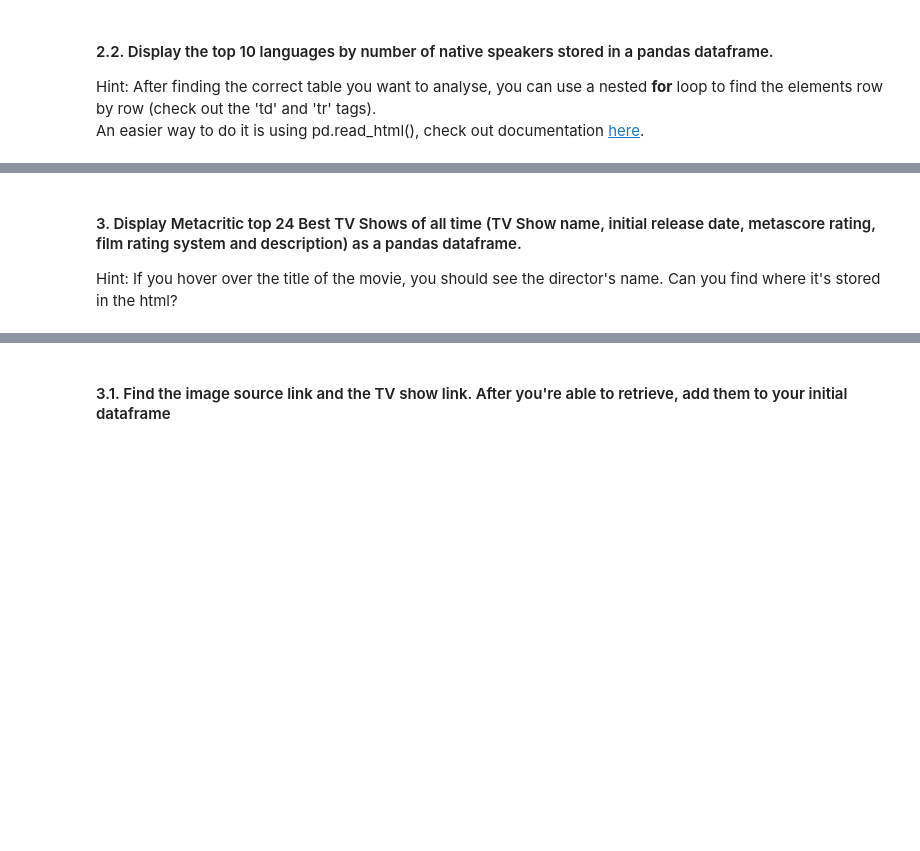
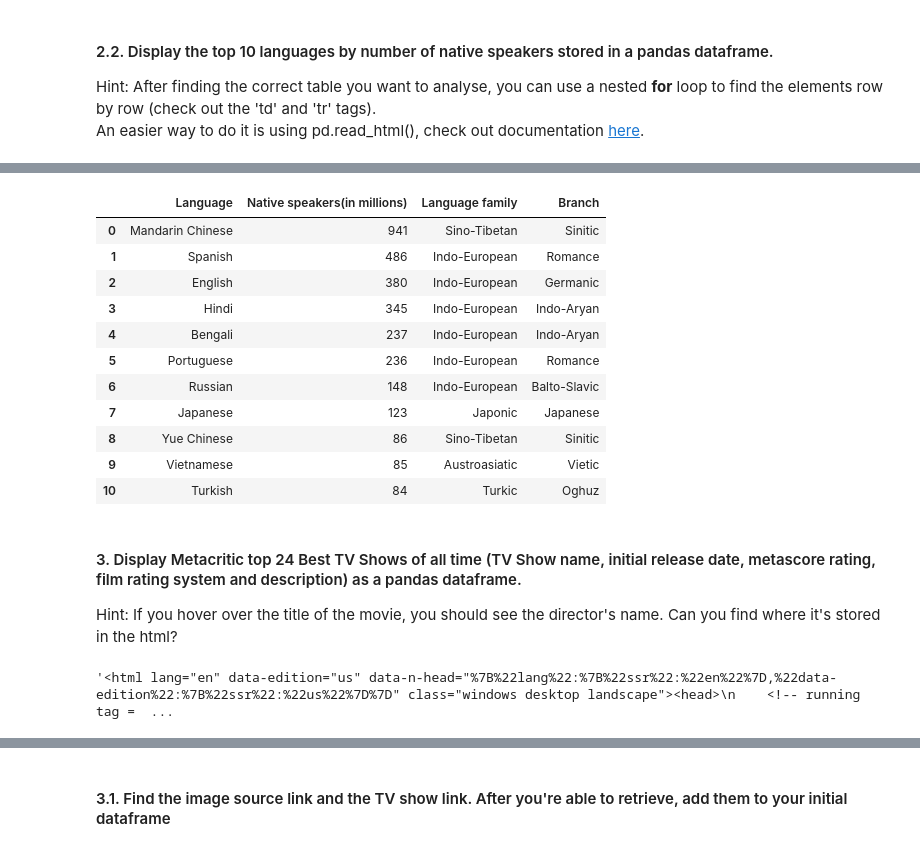
Before and after one commit to ta-data-pt-rmt/lab-web-scraping, a Jupyter notebook: your-code/main.ipynb, the cells around one changed output, grey strips where cells are left out. Cells and saved outputs as stored; diff of their text form; code cells hidden in the pictures; blank space fills up the shorter version.

```diff
--- a/your-code/main.ipynb
+++ b/your-code/main.ipynb
@@ -115,3 +299,6 @@ Hint: After finding the correct table you want to analyse, you can use a nested
 url = 'https://en.wikipedia.org/wiki/List_of_languages_by_number_of_native_speakers'
 # %%
 # your code here
+# your code here
+response = requests.get(url)
+response.status_code
@@ -117,0 +307,4 @@ url = 'https://en.wikipedia.org/wiki/List_of_languages_by_number_of_native_speak
+# %%
+soup = BeautifulSoup(response.content, 'html.parser')
+
+lang_table = soup.find('tbody')
@@ -118,3 +331,39 @@ url = 'https://en.wikipedia.org/wiki/List_of_languages_by_number_of_native_speak
+# %%
+def get_text(html_code):
+    rows_data = []
+
+    headers = [header.get_text(strip=True) for header in html_code.find_all('th')]
+
+
+    for row in html_code.find_all('tr')[1:]:
+        row_data = {}
+
+
+        cells = row.find_all('td')
+        for i, cell in enumerate(cells):
+
+            row_data[headers[i]] = cell.get_text(strip=True)
+
+        if row_data:
+            rows_data.append(row_data)
+
+    return rows_data
+# %%
+df = pd.DataFrame(get_text(lang_table))
+df.iloc[:11]
+# %% [output]
+|  | Language | Native speakers(in millions) | Language family | Branch |
+| 0 | Mandarin Chinese | 941 | Sino-Tibetan | Sinitic |
+| 1 | Spanish | 486 | Indo-European | Romance |
+| 2 | English | 380 | Indo-European | Germanic |
+| 3 | Hindi | 345 | Indo-European | Indo-Aryan |
+| 4 | Bengali | 237 | Indo-European | Indo-Aryan |
+| 5 | Portuguese | 236 | Indo-European | Romance |
+| 6 | Russian | 148 | Indo-European | Balto-Slavic |
+| 7 | Japanese | 123 | Japonic | Japanese |
+| 8 | Yue Chinese | 86 | Sino-Tibetan | Sinitic |
+| 9 | Vietnamese | 85 | Austroasiatic | Vietic |
+| 10 | Turkish | 84 | Turkic | Oghuz |
 # %% [markdown]
 #### 3. Display Metacritic top 24 Best TV Shows of all time (TV Show name, initial release date, metascore rating, film rating system and description) as a pandas dataframe.
 Hint: If you hover over the title of the movie, you should see the director's name. Can you find where it's stored in the html?
@@ -125,0 +393,4 @@ url = 'https://www.metacritic.com/browse/tv/'
+# %%
+html
+# %% [output]
+'<html lang="en" data-edition="us" data-n-head="%7B%22lang%22:%7B%22ssr%22:%22en%22%7D,%22data-edition%22:%7B%22ssr%22:%22us%22%7D%7D" class="windows desktop landscape"><head>\n    <!-- running tag =  ...
```
Also changed, not shown: parts of 37 cells of this notebook.
